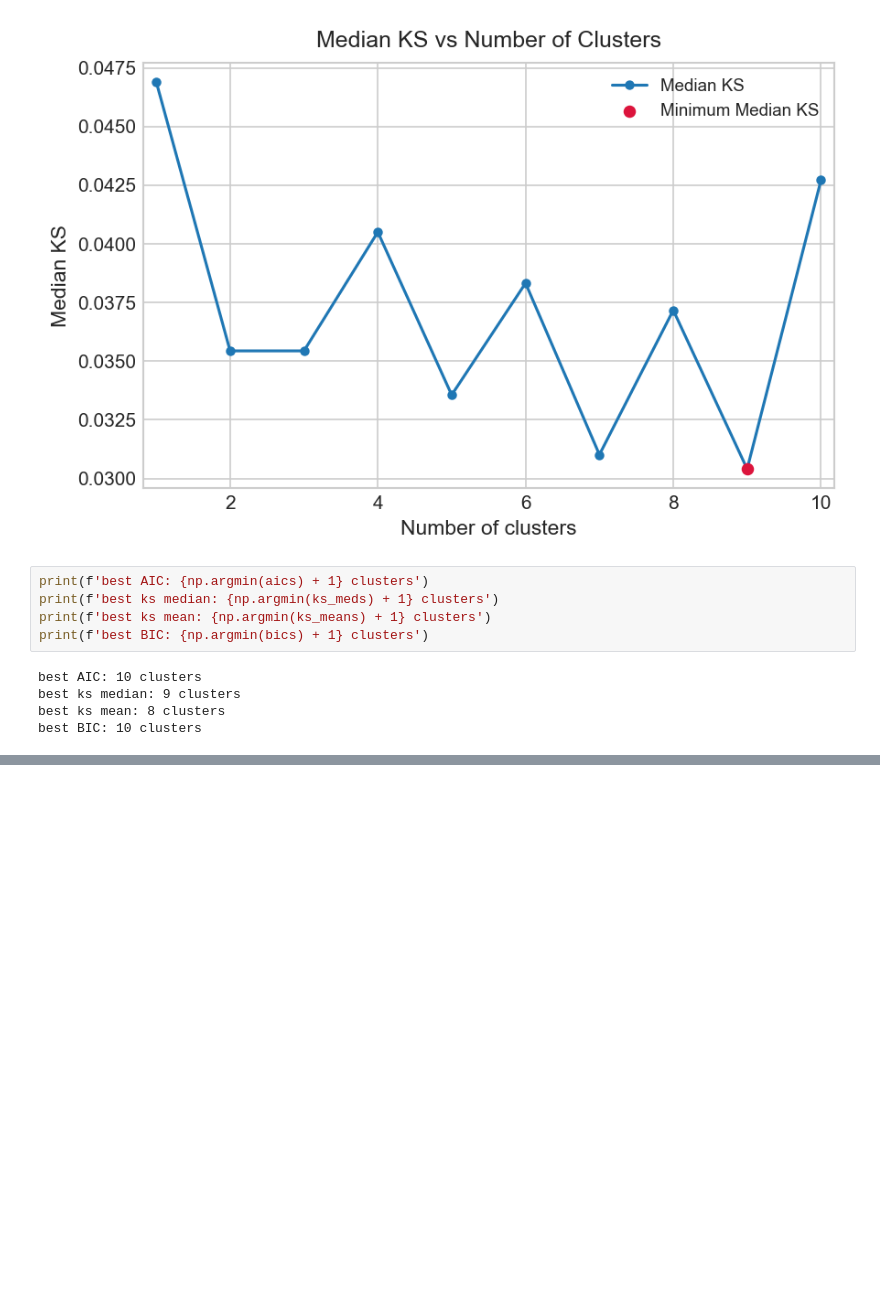
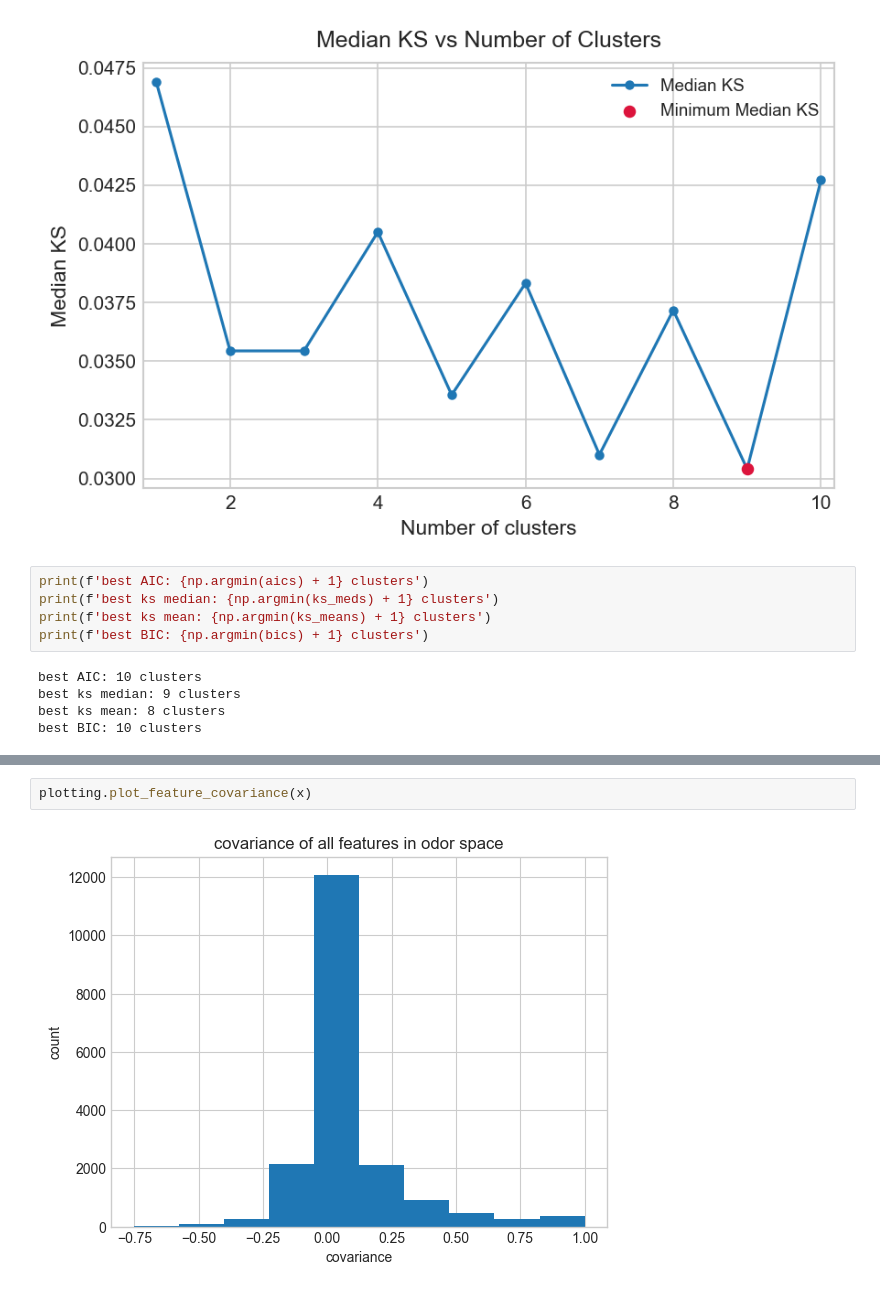
Before and after one commit to GrantMcConachie/odor_space_sampling, a Jupyter notebook: noteboooks/example_usage.ipynb, the cells around one changed output, grey strips where cells are left out. Saved outputs shown, nothing was run; the diff lists cells and outputs as text; blank space fills up the shorter version.

```diff
--- a/noteboooks/example_usage.ipynb
+++ b/noteboooks/example_usage.ipynb
@@ -188,0 +228,4 @@ This script is for functions that are used in plotting
+# %%
+plotting.plot_feature_covariance(x)
+# %% [output]
+[figure, added]
```
Also changed, not shown: parts of 12 cells of this notebook, 8 other files.
